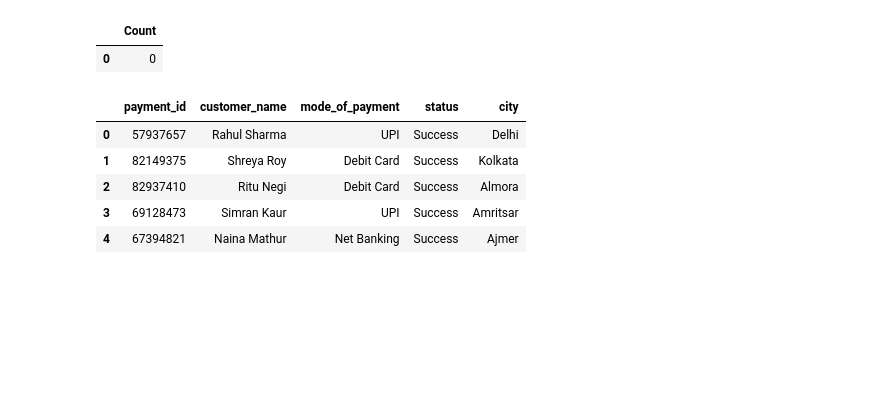
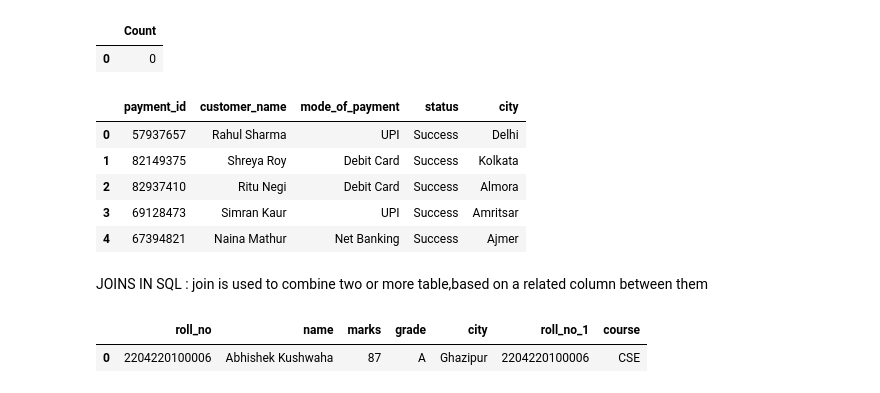
Before and after one commit to vedprakash8721/Abhishek-Data-Science-Portfolio, a Jupyter notebook: SQL/SQL PRACTICE/Revision usiing duckdb/Revision.ipynb, the cells around one changed output. Saved outputs shown, nothing was run; the diff lists cells and outputs as text; code cells hidden in the pictures; blank space fills up the shorter version.

Commit message:
INNER JOIN

```diff
--- a/SQL/SQL PRACTICE/Revision usiing duckdb/Revision.ipynb
+++ b/SQL/SQL PRACTICE/Revision usiing duckdb/Revision.ipynb
@@ -376,0 +385,19 @@ display(pay_table.head(5))
+# %% [markdown]
+JOINS IN SQL : join is used to combine two or more table,based on a related column between them
+# %%
+# inner join: return the record/data that are common in both table.
+#conn.execute("drop table if exists college")
+conn.execute("create table if not exists college(roll_no bigint primary key,course varchar(20))")
+conn.execute(""" insert or ignore into college values(2204220100006,'CSE'),
+             (2204220100007,'AI')
+
+""")
+result=conn.execute(""" select*
+                    from student
+                    inner join college
+                    on student.roll_no=college.roll_no
+""").df()
+display(result)
+# %% [output]
+|  | roll_no | name | marks | grade | city | roll_no_1 | course |
+| 0 | 2204220100006 | Abhishek Kushwaha | 87 | A | Ghazipur | 2204220100006 | CSE |
```
Also changed, not shown: parts of 4 cells of this notebook.
